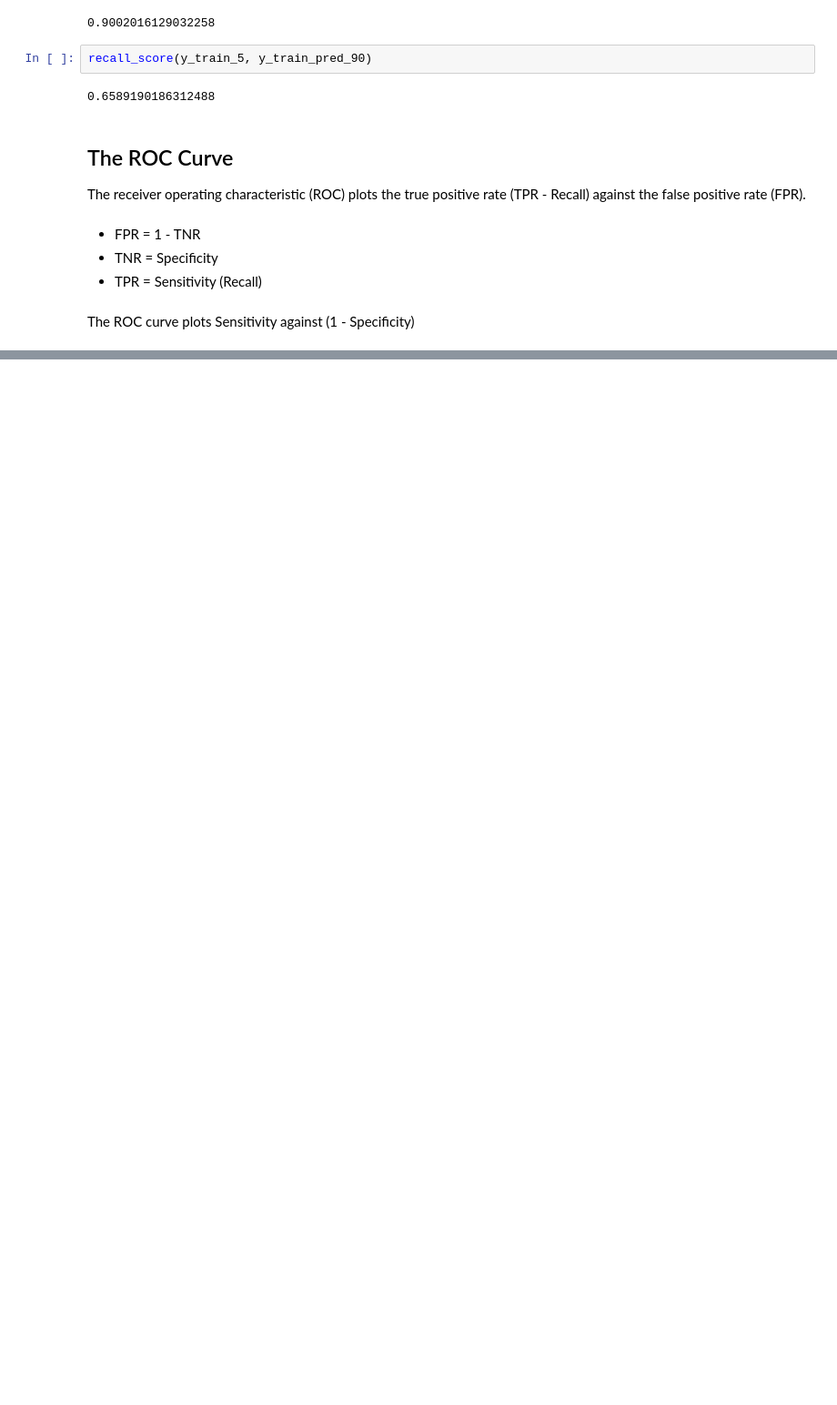
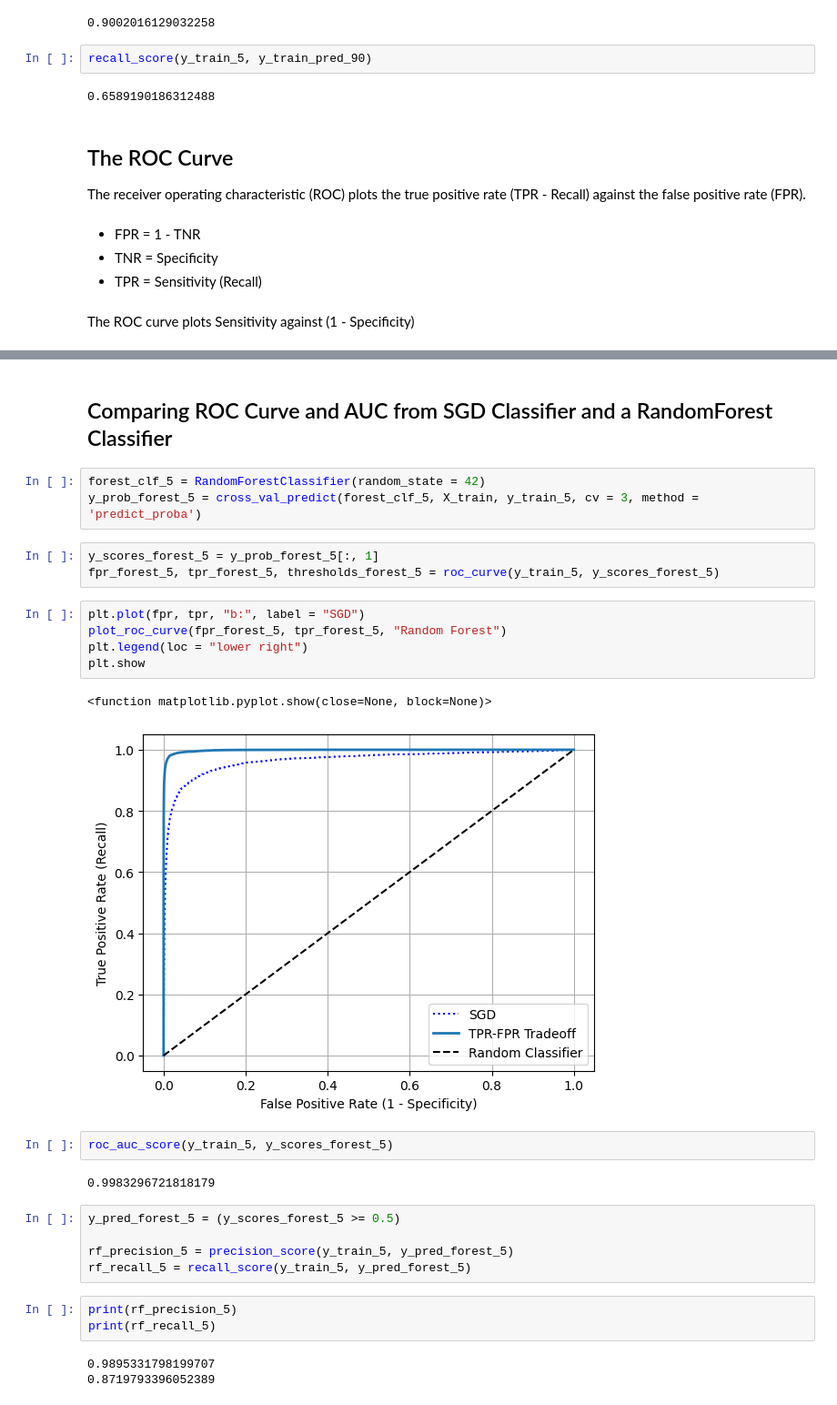
Before and after one commit to vinsmori/mnist-classification, a Jupyter notebook: notebooks/01_mnist_classification.ipynb, the cells around one changed output, grey strips where cells are left out. Shown at 91% size. Cells and saved outputs as stored; diff of their text form; blank space fills up the shorter version.

```diff
--- a/notebooks/01_mnist_classification.ipynb
+++ b/notebooks/01_mnist_classification.ipynb
@@ -242,0 +287,31 @@ The ROC curve plots Sensitivity against (1 - Specificity)
+# %% [markdown]
+## Comparing ROC Curve and AUC from SGD Classifier and a RandomForest Classifier
+# %%
+forest_clf_5 = RandomForestClassifier(random_state = 42)
+y_prob_forest_5 = cross_val_predict(forest_clf_5, X_train, y_train_5, cv = 3, method = 'predict_proba')
+# %%
+y_scores_forest_5 = y_prob_forest_5[:, 1]
+fpr_forest_5, tpr_forest_5, thresholds_forest_5 = roc_curve(y_train_5, y_scores_forest_5)
+# %%
+plt.plot(fpr, tpr, "b:", label = "SGD")
+plot_roc_curve(fpr_forest_5, tpr_forest_5, "Random Forest")
+plt.legend(loc = "lower right")
+plt.show
+# %% [output]
+<function matplotlib.pyplot.show(close=None, block=None)>
+[figure, added]
+# %%
+roc_auc_score(y_train_5, y_scores_forest_5)
+# %% [output]
+0.9983296721818179
+# %%
+y_pred_forest_5 = (y_scores_forest_5 >= 0.5)
+
+rf_precision_5 = precision_score(y_train_5, y_pred_forest_5)
+rf_recall_5 = recall_score(y_train_5, y_pred_forest_5)
+# %%
+print(rf_precision_5)
+print(rf_recall_5)
+# %% [output]
+0.9895331798199707
+0.8719793396052389
```
Also changed, not shown: parts of 67 cells of this notebook, 1 other file.
